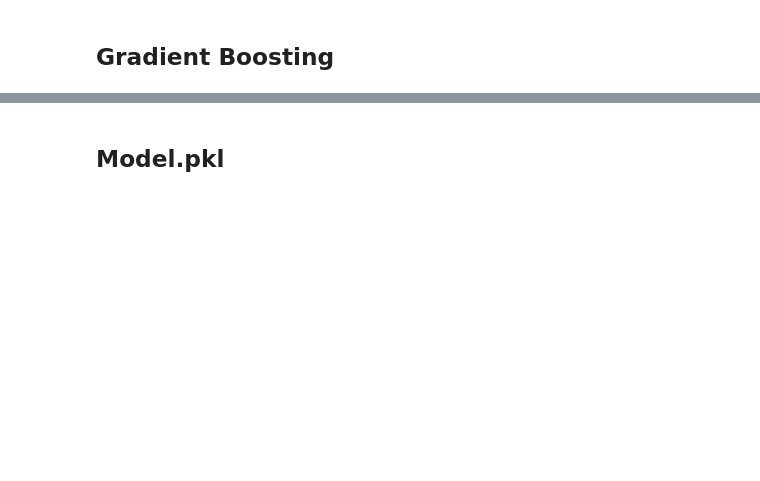
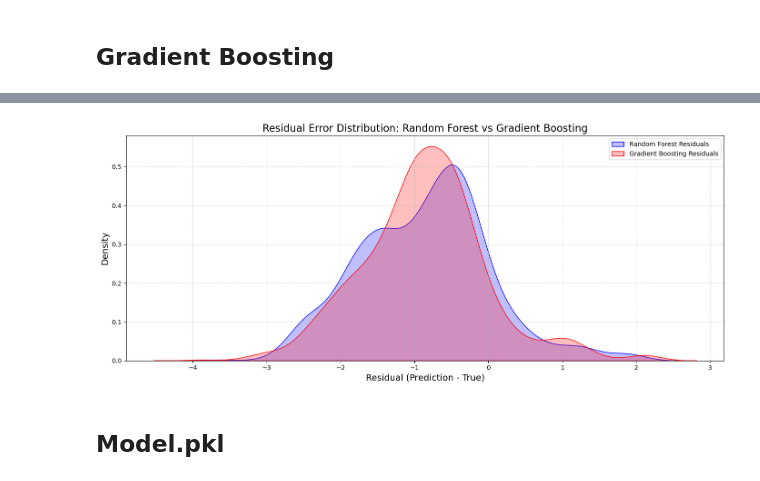
Before and after one commit to sravan1023/CMPE-257, a Jupyter notebook: notebooks/4_Model.ipynb, the cells around one changed output, grey strips where cells are left out. Cells and saved outputs as stored; diff of their text form; code cells hidden in the pictures; blank space fills up the shorter version.

```diff
--- a/notebooks/4_Model.ipynb
+++ b/notebooks/4_Model.ipynb
@@ -99,3 +125,22 @@ Root Mean Squared Error (RMSE): 1.210 sec
+# %%
+import seaborn as sns
+
+rf_residuals = y_test - predictions
+gbr_residuals = y_test - gbr_preds
+
+plt.figure(figsize=(14,6))
+sns.kdeplot(rf_residuals, label='Random Forest Residuals', fill=True, color='blue')
+sns.kdeplot(gbr_residuals, label='Gradient Boosting Residuals', fill=True, color='red')
+
+plt.title("Residual Error Distribution: Random Forest vs Gradient Boosting", fontsize=16)
+plt.xlabel("Residual (Prediction - True)", fontsize=14)
+plt.ylabel("Density", fontsize=14)
+plt.legend()
+plt.grid(True, linestyle='--', alpha=0.5)
+plt.tight_layout()
+plt.show()
+# %% [output]
+[figure, added]
 # %% [markdown]
 ## Model.pkl
 # %%
```
Also changed, not shown: parts of 9 cells of this notebook, 1 other file.
